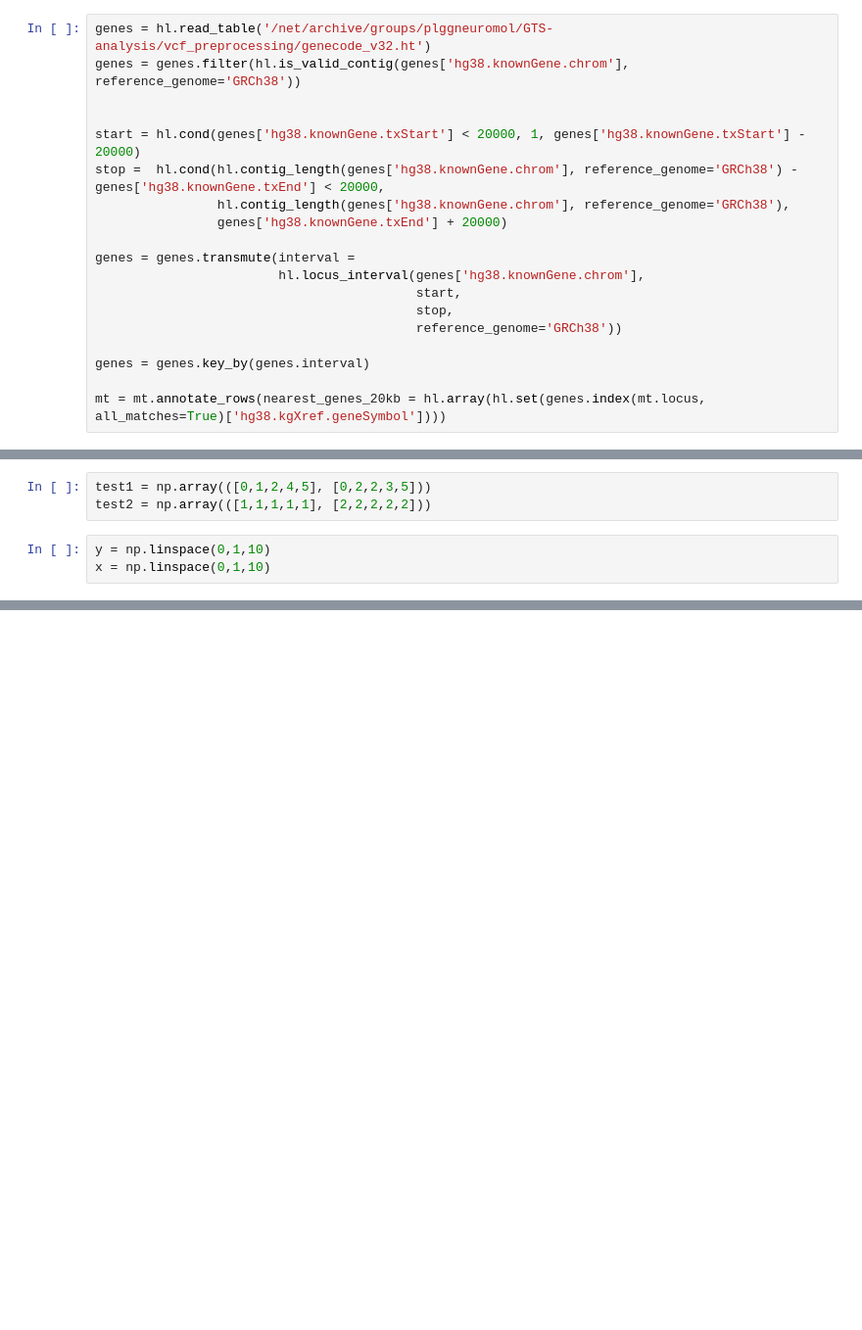
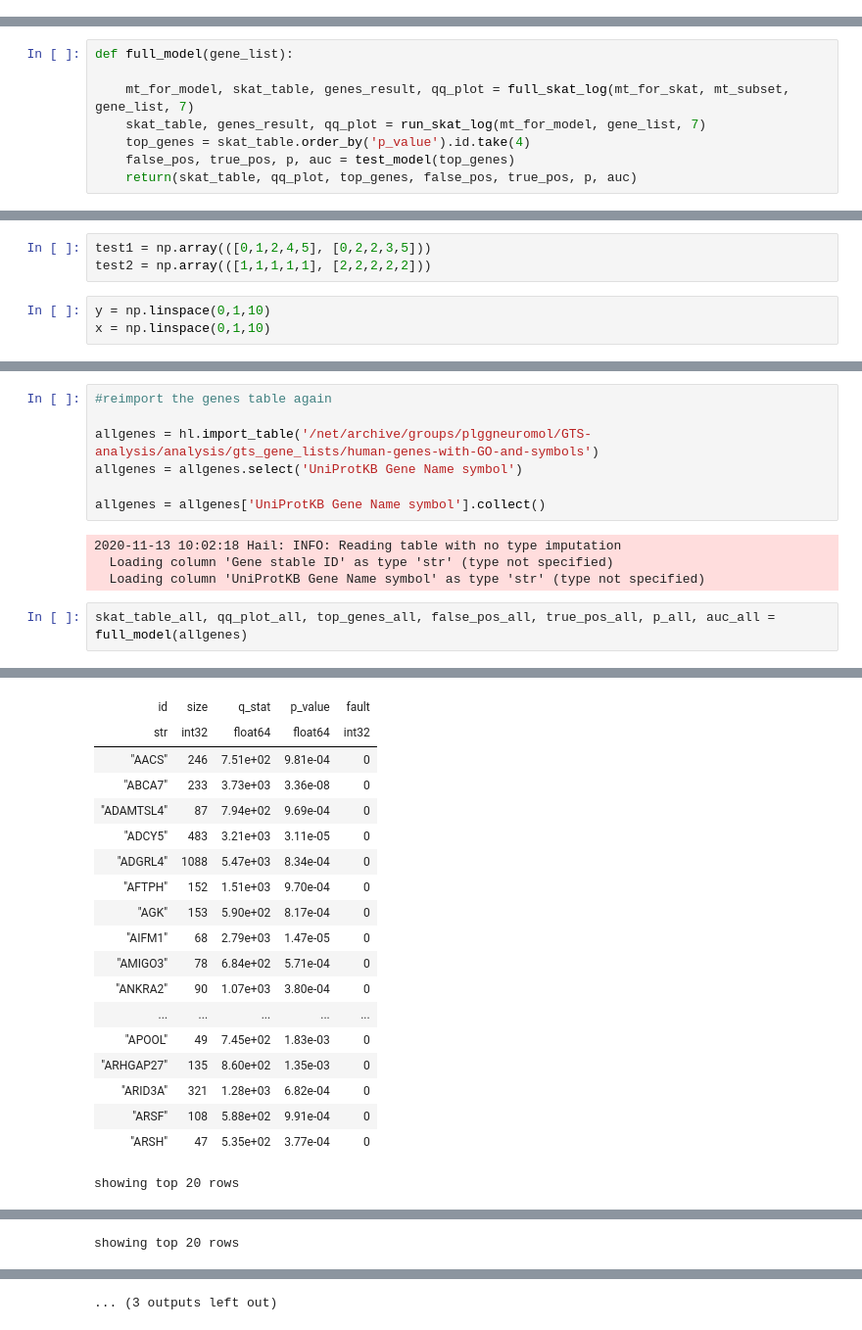
Before and after one commit to ippas/imdik-zekanowski-gts, a Jupyter notebook: GTS-variant-overepresentation-analysis.ipynb, the cells around one changed output, grey strips where cells are left out. Shown at 98% size. Saved outputs shown, nothing was run; the diff lists cells and outputs as text; blank space fills up the shorter version.

```diff
--- a/GTS-variant-overepresentation-analysis.ipynb
+++ b/GTS-variant-overepresentation-analysis.ipynb
@@ -278,19 +44,0 @@ show(p)
-# %%
-genes = hl.read_table('/net/archive/groups/plggneuromol/GTS-analysis/vcf_preprocessing/genecode_v32.ht')
-genes = genes.filter(hl.is_valid_contig(genes['hg38.knownGene.chrom'], reference_genome='GRCh38'))
-
-
-start = hl.cond(genes['hg38.knownGene.txStart'] < 20000, 1, genes['hg38.knownGene.txStart'] - 20000)
-stop =  hl.cond(hl.contig_length(genes['hg38.knownGene.chrom'], reference_genome='GRCh38') - genes['hg38.knownGene.txEnd'] < 20000,
-                hl.contig_length(genes['hg38.knownGene.chrom'], reference_genome='GRCh38'),
-                genes['hg38.knownGene.txEnd'] + 20000)
-
-genes = genes.transmute(interval =
-                        hl.locus_interval(genes['hg38.knownGene.chrom'],
-                                          start,
-                                          stop,
-                                          reference_genome='GRCh38'))
-
-genes = genes.key_by(genes.interval)
-
-mt = mt.annotate_rows(nearest_genes_20kb = hl.array(hl.set(genes.index(mt.locus, all_matches=True)['hg38.kgXref.geneSymbol'])))
@@ -359,2 +221,10 @@ mt.write('/net/archive/groups/plggneuromol/GTS-analysis/data/GTS-gnomad-sex.mt')
+# %%
+def full_model(gene_list):
+
+    mt_for_model, skat_table, genes_result, qq_plot = full_skat_log(mt_for_skat, mt_subset, gene_list, 7)
+    skat_table, genes_result, qq_plot = run_skat_log(mt_for_model, gene_list, 7)
+    top_genes = skat_table.order_by('p_value').id.take(4)
+    false_pos, true_pos, p, auc = test_model(top_genes)
+    return(skat_table, qq_plot, top_genes, false_pos, true_pos, p, auc)
 # %% [markdown]
 ### SKAT overrepresentation analysis:
@@ -979,0 +726,14 @@ show(p4)
+# %%
+#reimport the genes table again
+
+allgenes = hl.import_table('/net/archive/groups/plggneuromol/GTS-analysis/analysis/gts_gene_lists/human-genes-with-GO-and-symbols')
+allgenes = allgenes.select('UniProtKB Gene Name symbol')
+
+allgenes = allgenes['UniProtKB Gene Name symbol'].collect()
+# %% [output]
+2020-11-13 10:02:18 Hail: INFO: Reading table with no type imputation
+  Loading column 'Gene stable ID' as type 'str' (type not specified)
+  Loading column 'UniProtKB Gene Name symbol' as type 'str' (type not specified)
+# %%
+skat_table_all, qq_plot_all, top_genes_all, false_pos_all, true_pos_all, p_all, auc_all = full_model(allgenes)
+# %% [output]
@@ -979,0 +744,19 @@ show(p4)
+| id | size | q_stat | p_value | fault |
+| str | int32 | float64 | float64 | int32 |
+| "AACS" | 246 | 7.51e+02 | 9.81e-04 | 0 |
+| "ABCA7" | 233 | 3.73e+03 | 3.36e-08 | 0 |
+| "ADAMTSL4" | 87 | 7.94e+02 | 9.69e-04 | 0 |
+| "ADCY5" | 483 | 3.21e+03 | 3.11e-05 | 0 |
+| "ADGRL4" | 1088 | 5.47e+03 | 8.34e-04 | 0 |
+| "AFTPH" | 152 | 1.51e+03 | 9.70e-04 | 0 |
+| "AGK" | 153 | 5.90e+02 | 8.17e-04 | 0 |
+| "AIFM1" | 68 | 2.79e+03 | 1.47e-05 | 0 |
+| "AMIGO3" | 78 | 6.84e+02 | 5.71e-04 | 0 |
+| "ANKRA2" | 90 | 1.07e+03 | 3.80e-04 | 0 |
+| ... | ... | ... | ... | ... |
+| "APOOL" | 49 | 7.45e+02 | 1.83e-03 | 0 |
+| "ARHGAP27" | 135 | 8.60e+02 | 1.35e-03 | 0 |
+| "ARID3A" | 321 | 1.28e+03 | 6.82e-04 | 0 |
+| "ARSF" | 108 | 5.88e+02 | 9.91e-04 | 0 |
+| "ARSH" | 47 | 5.35e+02 | 3.77e-04 | 0 |
+showing top 20 rows
@@ -979,0 +787 @@ show(p4)
+showing top 20 rows
@@ -979,0 +792 @@ show(p4)
+... (3 outputs left out)
```
Also changed, not shown: parts of 192 cells of this notebook, 1 other file.
